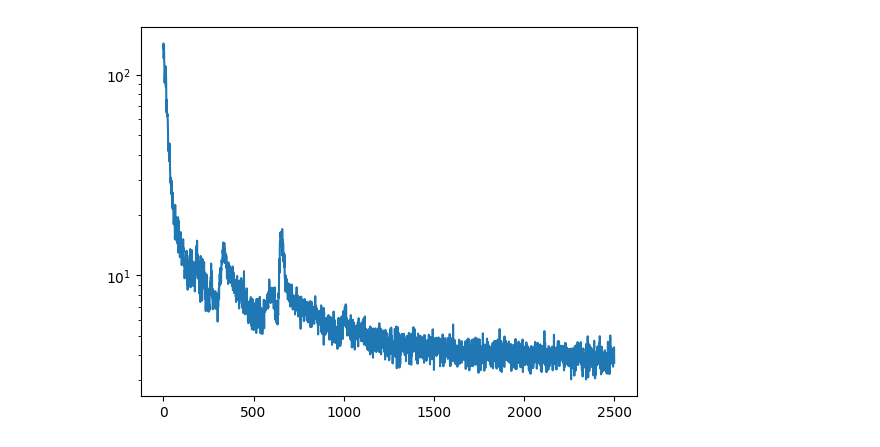
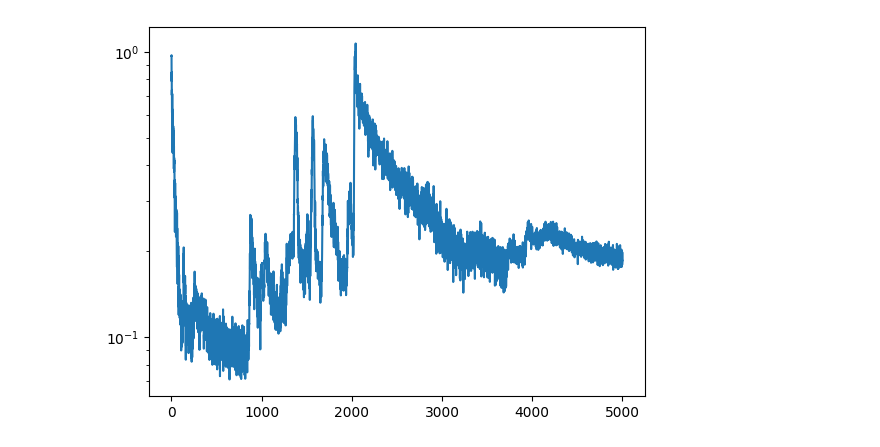
Before and after one commit to OliverSchw/dpc_project, a Jupyter notebook: notebooks/2.1.dpc_with_node.ipynb, the cells around one changed output. Cells and saved outputs as stored; diff of their text form; code cells hidden in the pictures.

```diff
--- a/notebooks/2.1.dpc_with_node.ipynb
+++ b/notebooks/2.1.dpc_with_node.ipynb
@@ -105,8 +105,8 @@ opt_state = optimizer.init(policy)
 data_batch_size=100
 trainer=DPCTrainer(
     batch_size=data_batch_size,
-    train_steps=2500,
-    horizon_length=50,
+    train_steps=5000,
+    horizon_length=25,
     reset_env=reset,
     data_gen_sin=node_dat_gen_sin,
     featurize=featurize,
@@ -121,11 +121,11 @@ def featurize_node(obs):
     return obs[:2]
 # %%
 jax_key = jax.random.PRNGKey(2)
-node_struct=NeuralEulerODE([4,128,128,128,2],key=jax_key)
-node = eqx.tree_deserialise_leaves("trained_models/Model_150k_20len_1000b_step0_0005.eqx", node_struct)
+node_struct=NeuralEulerODE([4,128,128,128,128,2],key=jax_key)
+node = eqx.tree_deserialise_leaves("trained_models/Model_100k_100len_100b_step0_0001.eqx", node_struct)
 # %%
-fin_policy,fin_opt_state,fin_keys,losses=trainer.fit_on_node_non_jit(policy, node, motor_env.tau, featurize_node, keys, opt_state)
+fin_policy_100,fin_opt_state,fin_keys,losses=trainer.fit_on_node_non_jit(policy, node, motor_env.tau, featurize_node, keys, opt_state)
 plt.plot(losses)
 plt.yscale('log')
 # %% [output]
-[figure, old version]
+[figure, new version]
```
Also changed, not shown: parts of 17 cells of this notebook, 12 other files.
